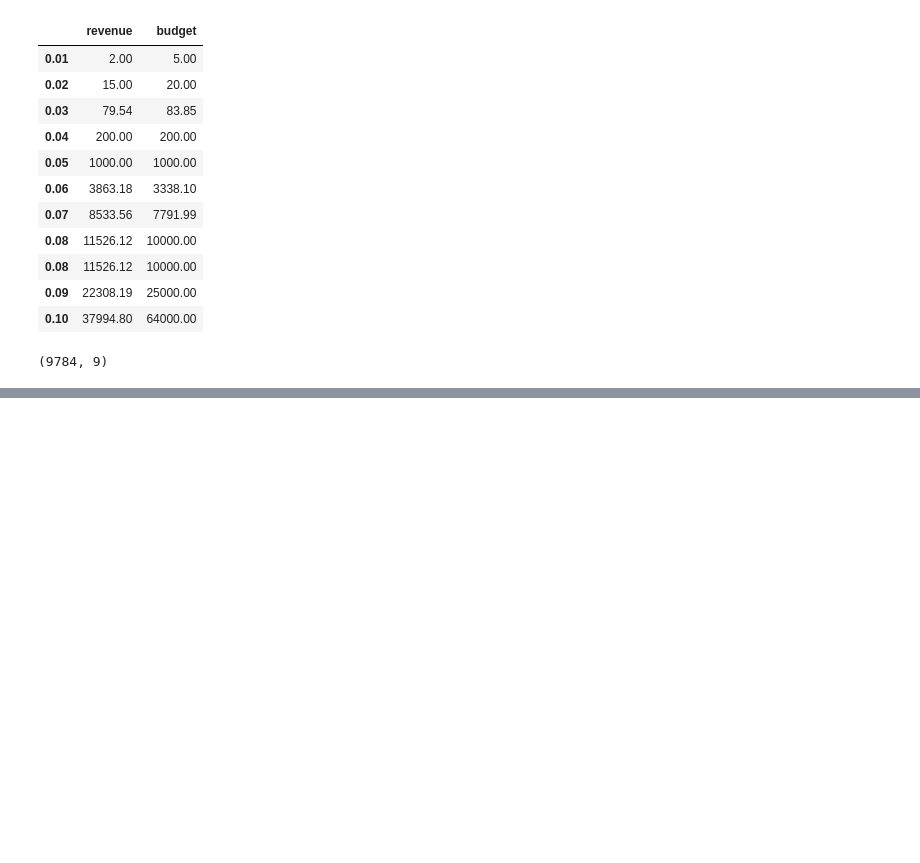
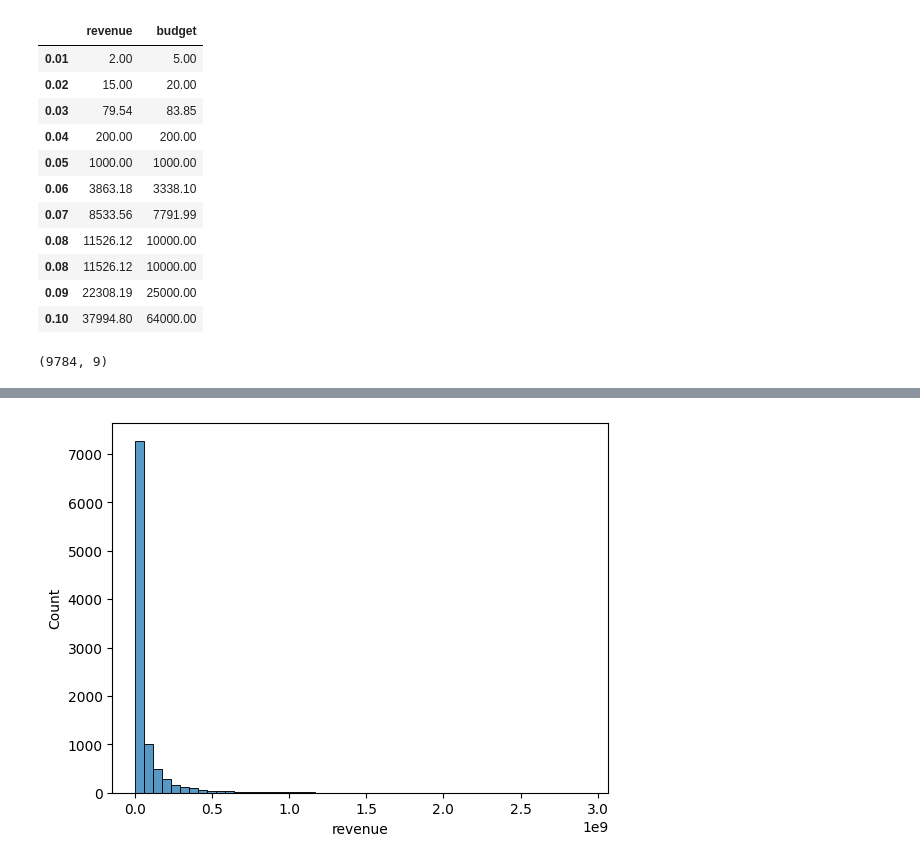
Before and after one commit to StefanoMulas03/Predittore-Incassi-Film, a Jupyter notebook: notebook.ipynb, the cells around one changed output, grey strips where cells are left out. Saved outputs shown, nothing was run; the diff lists cells and outputs as text; code cells hidden in the pictures; blank space fills up the shorter version.

```diff
--- a/notebook.ipynb
+++ b/notebook.ipynb
@@ -282,0 +297,2 @@ Rimossi i film con runtime = 0 e > 240 minuti, vote_average e vote_count = 0, po
+# %%
+df = df.drop(columns=["vote_count"])
@@ -282,0 +304,5 @@ Rimossi i film con runtime = 0 e > 240 minuti, vote_average e vote_count = 0, po
+# %%
+sns.histplot(df["revenue"], bins=50)
+plt.show()
+# %% [output]
+[figure, added]
```
Also changed, not shown: parts of 11 cells of this notebook.
